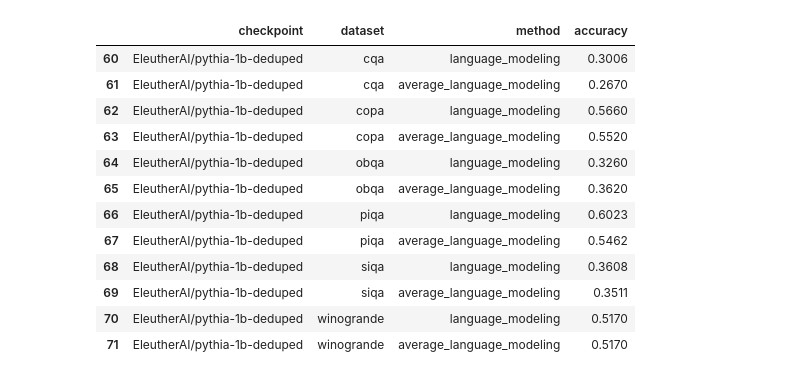
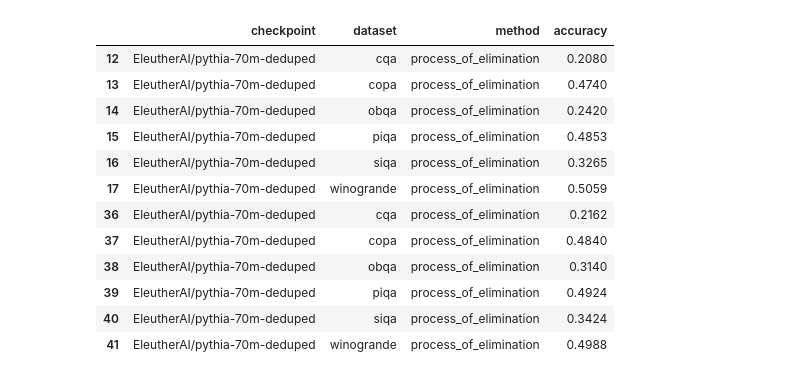
Before and after one commit to KasMasVan/csr_exp_resource_index, a Jupyter notebook: results/process.ipynb, the cells around one changed output. Cells and saved outputs as stored; diff of their text form; code cells hidden in the pictures.

```diff
--- a/results/process.ipynb
+++ b/results/process.ipynb
@@ -24,21 +24,23 @@ poe_df = process(poe_df)
 df = pd.concat([lm_df, mcp_df, poe_df])
 # %%
 pythia_df = df[df['checkpoint'].str.startswith("EleutherAI")]
-pythia_df[pythia_df['checkpoint'] == "EleutherAI/pythia-1b-deduped"]
+pythia_df[pythia_df['checkpoint'] == "EleutherAI/pythia-70m-deduped"]
+# select rows there method is process of elimination, and data is cqa
+pythia_df[(pythia_df["method"] == "process_of_elimination") & (pythia_df["checkpoint"] == "EleutherAI/pythia-70m-deduped")]
 # %% [output]
 |  | checkpoint | dataset | method | accuracy |
-| 60 | EleutherAI/pythia-1b-deduped | cqa | language_modeling | 0.3006 |
-| 61 | EleutherAI/pythia-1b-deduped | cqa | average_language_modeling | 0.2670 |
-| 62 | EleutherAI/pythia-1b-deduped | copa | language_modeling | 0.5660 |
-| 63 | EleutherAI/pythia-1b-deduped | copa | average_language_modeling | 0.5520 |
-| 64 | EleutherAI/pythia-1b-deduped | obqa | language_modeling | 0.3260 |
-| 65 | EleutherAI/pythia-1b-deduped | obqa | average_language_modeling | 0.3620 |
-| 66 | EleutherAI/pythia-1b-deduped | piqa | language_modeling | 0.6023 |
-| 67 | EleutherAI/pythia-1b-deduped | piqa | average_language_modeling | 0.5462 |
-| 68 | EleutherAI/pythia-1b-deduped | siqa | language_modeling | 0.3608 |
-| 69 | EleutherAI/pythia-1b-deduped | siqa | average_language_modeling | 0.3511 |
-| 70 | EleutherAI/pythia-1b-deduped | winogrande | language_modeling | 0.5170 |
-| 71 | EleutherAI/pythia-1b-deduped | winogrande | average_language_modeling | 0.5170 |
+| 12 | EleutherAI/pythia-70m-deduped | cqa | process_of_elimination | 0.2080 |
+| 13 | EleutherAI/pythia-70m-deduped | copa | process_of_elimination | 0.4740 |
+| 14 | EleutherAI/pythia-70m-deduped | obqa | process_of_elimination | 0.2420 |
+| 15 | EleutherAI/pythia-70m-deduped | piqa | process_of_elimination | 0.4853 |
+| 16 | EleutherAI/pythia-70m-deduped | siqa | process_of_elimination | 0.3265 |
+| 17 | EleutherAI/pythia-70m-deduped | winogrande | process_of_elimination | 0.5059 |
+| 36 | EleutherAI/pythia-70m-deduped | cqa | process_of_elimination | 0.2162 |
+| 37 | EleutherAI/pythia-70m-deduped | copa | process_of_elimination | 0.4840 |
+| 38 | EleutherAI/pythia-70m-deduped | obqa | process_of_elimination | 0.3140 |
+| 39 | EleutherAI/pythia-70m-deduped | piqa | process_of_elimination | 0.4924 |
+| 40 | EleutherAI/pythia-70m-deduped | siqa | process_of_elimination | 0.3424 |
+| 41 | EleutherAI/pythia-70m-deduped | winogrande | process_of_elimination | 0.4988 |
 # %%
 # to do
 # 2. (optional) plot confidence interval
```
Also changed, not shown: parts of 1 cell of this notebook, 2 other files.
